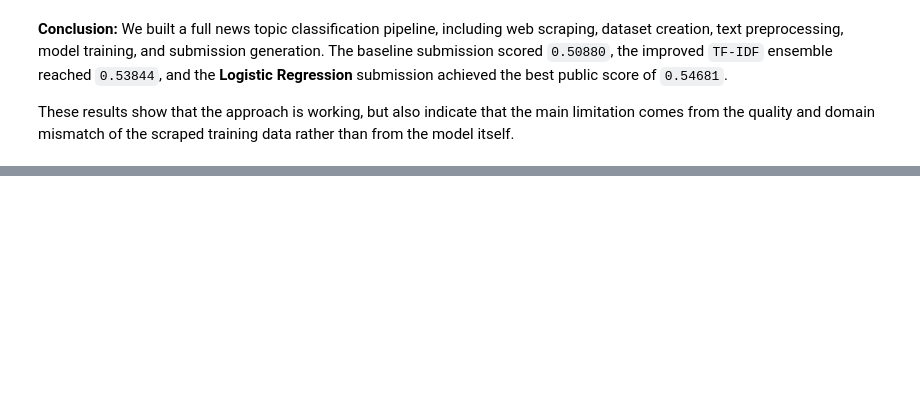
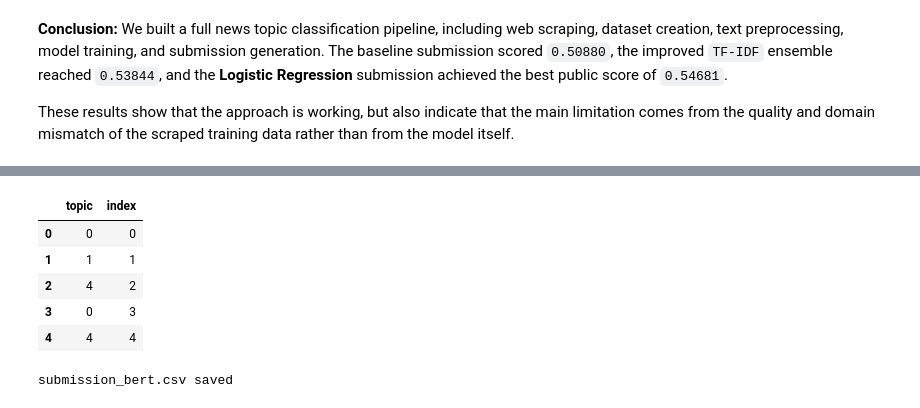
Before and after one commit to ybezginova2016/news-topics-competition-2025, a Jupyter notebook: news_topics_competition.ipynb, the cells around one changed output, grey strips where cells are left out. Drawn from its saved outputs; the diff is of its cells as text; code cells hidden in the pictures; blank space fills up the shorter version.

```diff
--- a/news_topics_competition.ipynb
+++ b/news_topics_competition.ipynb
@@ -901,0 +1112,7 @@ These results show that the approach is working, but also indicate that the main
+# %%
+tokenizer = AutoTokenizer.from_pretrained(MODEL_NAME)
+model = AutoModelForSequenceClassification.from_pretrained(
+    MODEL_NAME,
+    num_labels=9
+)
+model.to(device)
@@ -901,0 +1323,3 @@ These results show that the approach is working, but also indicate that the main
+# %%
+test_df = pd.read_csv("test_news.csv")
+test_df["content"] = test_df["content"].fillna("").apply(clean_text)
@@ -901,0 +1351,43 @@ These results show that the approach is working, but also indicate that the main
+# %%
+test_dataset = TestNewsDataset(
+    test_df["content"].tolist(),
+    tokenizer,
+    MAX_LEN
+)
+
+test_loader = DataLoader(test_dataset, batch_size=BATCH_SIZE, shuffle=False)
+# %%
+model.eval()
+test_preds = []
+
+with torch.no_grad():
+    for batch in test_loader:
+        input_ids = batch["input_ids"].to(device)
+        attention_mask = batch["attention_mask"].to(device)
+
+        outputs = model(
+            input_ids=input_ids,
+            attention_mask=attention_mask
+        )
+
+        batch_preds = torch.argmax(outputs.logits, dim=1).cpu().numpy()
+        test_preds.extend(batch_preds)
+# %%
+submission = pd.DataFrame({
+    "topic": np.array(test_preds, dtype=int),
+    "index": np.arange(len(test_df), dtype=int)
+})
+
+submission.head()
+# %% [output]
+|  | topic | index |
+| 0 | 0 | 0 |
+| 1 | 1 | 1 |
+| 2 | 4 | 2 |
+| 3 | 0 | 3 |
+| 4 | 4 | 4 |
+# %%
+submission.to_csv("submission_bert.csv", index=False, encoding="utf-8")
+print("submission_bert.csv saved")
+# %% [output]
+submission_bert.csv saved
```
Also changed, not shown: parts of 35 cells of this notebook, 3 other files.
